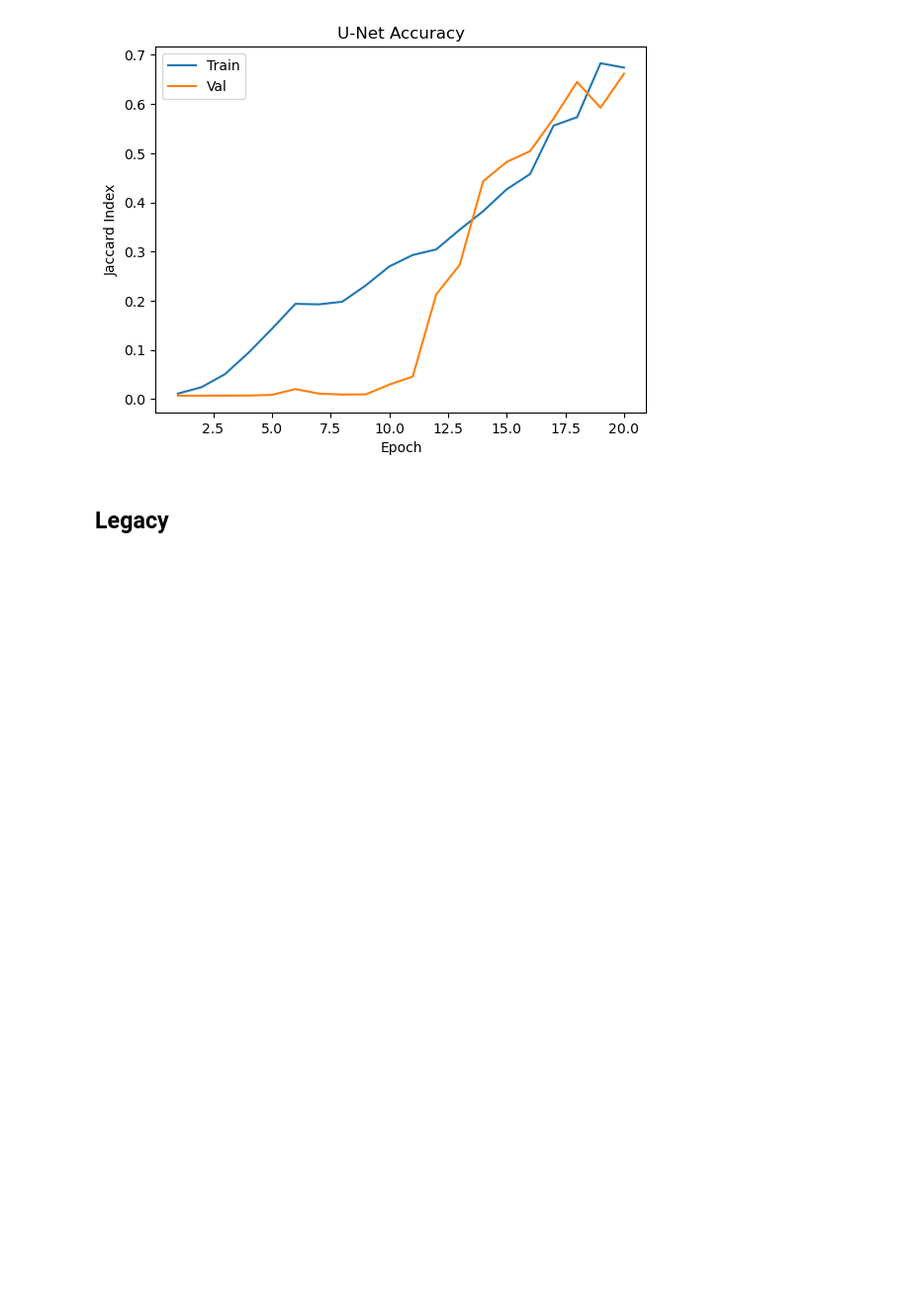
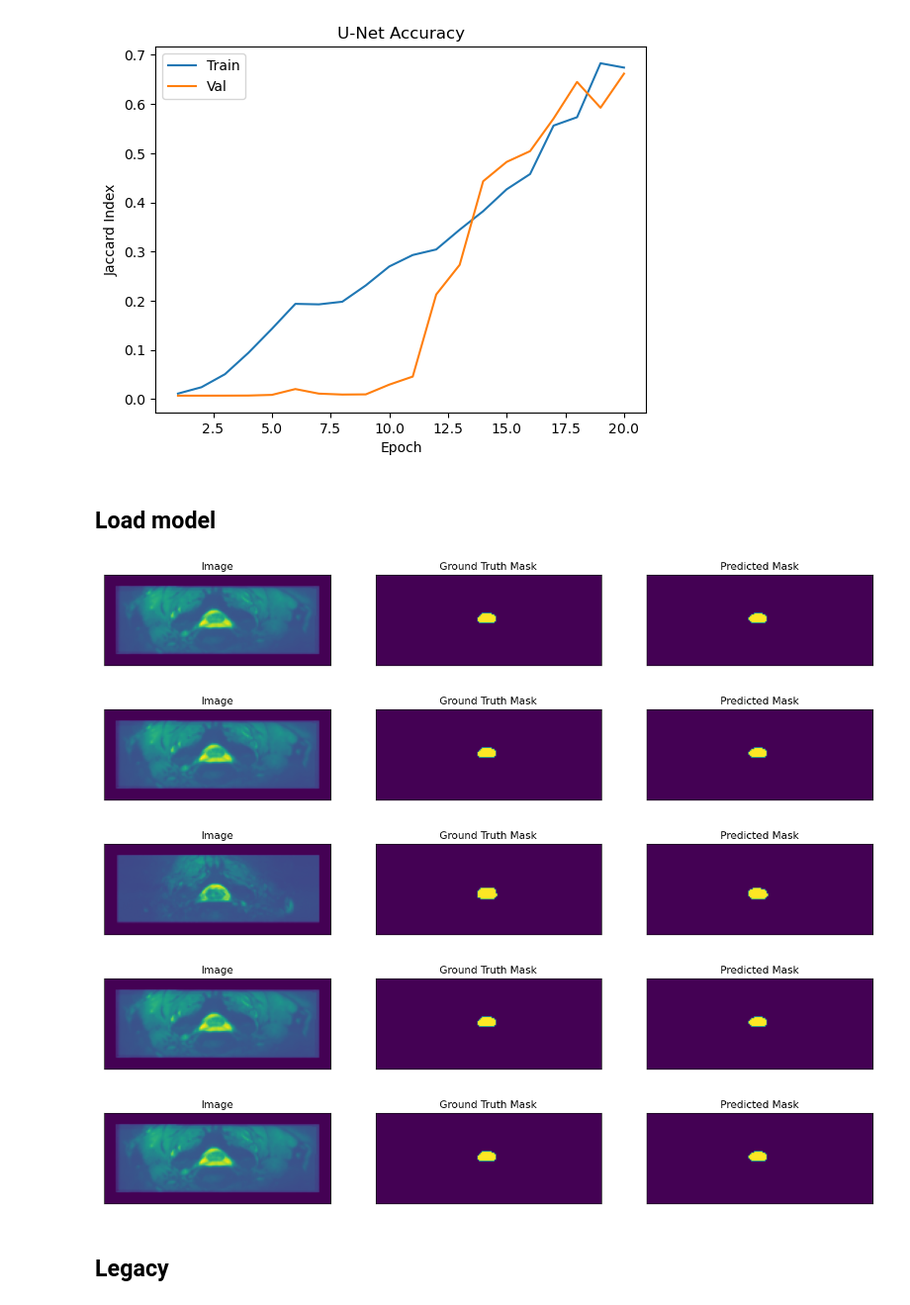
Before and after one commit to TimXdang/SpinalcordSeg, a Jupyter notebook: Playground.ipynb, the cells around one changed output. Shown at 99% size. Saved outputs shown, nothing was run; the diff lists cells and outputs as text; code cells hidden in the pictures; blank space fills up the shorter version.

```diff
--- a/Playground.ipynb
+++ b/Playground.ipynb
@@ -261,7 +265,7 @@ def visualize(**images):
         plt.xticks([])
         plt.yticks([])
         plt.title(' '.join(name.split('_')).title())
-        plt.imshow(image)
+        plt.imshow(np.swapaxes(image, 0, 1))
     plt.show()
 # %%
 for i in range(5):
@@ -394,3 +389,7 @@ plt.legend()
 # %% [output]
 <matplotlib.legend.Legend at 0x...>
 [figure]
+# %% [markdown]
+## Load model
+# %%
+created_model = torch.load('../../output2/k_cross.pth')
@@ -397,3 +405,27 @@ plt.legend()
+# %%
+for i in range(5):
+    n = np.random.choice(len(test_set))
+
+    image_vis = test_set[n][0].reshape(160, 64, 35)
+    image, gt_mask = test_set[n]
+
+    gt_mask = gt_mask.reshape(160,64,35)
+
+    x_tensor = image.to(DEVICE).unsqueeze(0)
+    pr_mask = created_model.predict(x_tensor)
+    pr_mask = (pr_mask.squeeze().cpu().numpy().round()).reshape(160,64,35)
+
+    visualize(
+        image=image_vis[:,:,12],
+        ground_truth_mask=gt_mask[:,:,12],
+        predicted_mask=pr_mask[:,:,12]
+    )
+# %% [output]
+[figure, added]
+[figure, added]
+[figure, added]
+[figure, added]
+[figure, added]
 # %% [markdown]
 ## Legacy
 # %%
```
Also changed, not shown: parts of 8 cells of this notebook, 1 other file.
